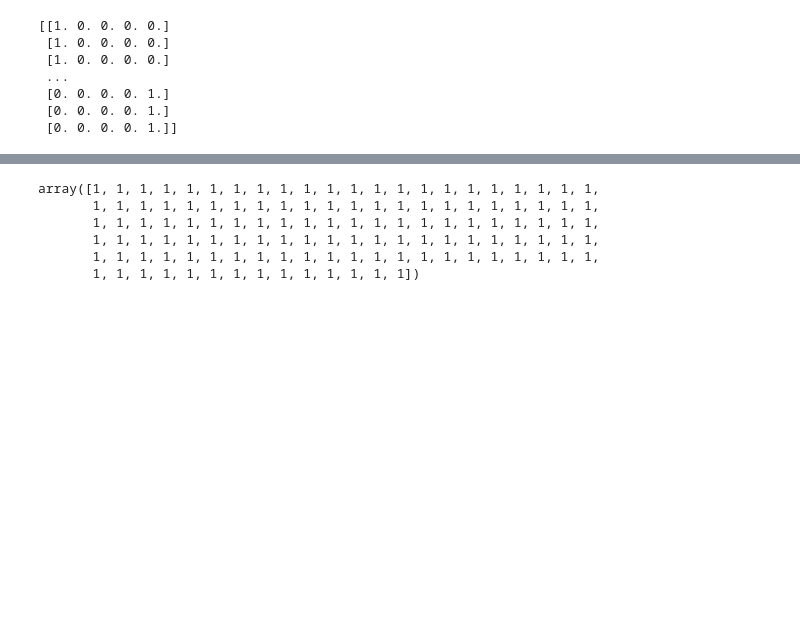
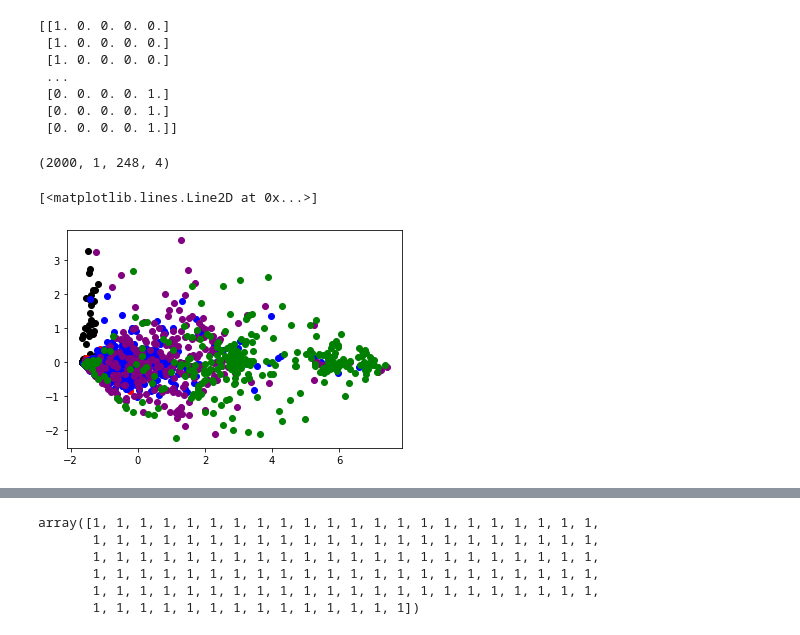
Before and after one commit to ShawnKS/Transportation-Mode-Identification-with-UnsupervisedLearning, a Jupyter notebook: AE_feature_engineering/Untitled.ipynb, the cells around one changed output, grey strips where cells are left out. Cells and saved outputs as stored; diff of their text form; code cells hidden in the pictures; blank space fills up the shorter version.

```diff
--- a/AE_feature_engineering/Untitled.ipynb
+++ b/AE_feature_engineering/Untitled.ipynb
@@ -84,0 +97,23 @@ print(Train_Y)
+# %%
+filename = '/home/sxz/data/geolife_Data/My_data_for_DL_kfold_dataset_RL.pickle'
+with open(filename, 'rb') as f:
+    kfold_dataset, X_unlabeled = pickle.load(f)
+fold = kfold_dataset[0]
+data_origin = fold[0]
+data_origin = data_origin[random_sample]
+print(np.shape(data_origin))
+# %% [output]
+(2000, 1, 248, 4)
+# %%
+data_origin = data_origin.reshape(len(data_origin),len(data_origin[0][0])*len(data_origin[0][0][0]))
+# print(len(encode_data[0][0]))
+origin_pca = pca.fit_transform(data_origin)
+# %%
+plt.plot(origin_pca[encode_label==0,0],origin_pca[encode_label==0,1],'o',color='black')
+plt.plot(origin_pca[encode_label==1,0],origin_pca[encode_label==1,1],'o',color='red')
+plt.plot(origin_pca[encode_label==2,0],origin_pca[encode_label==2,1],'o',color='blue')
+plt.plot(origin_pca[encode_label==3,0],origin_pca[encode_label==3,1],'o',color='purple')
+plt.plot(origin_pca[encode_label==4,0],origin_pca[encode_label==4,1],'o',color='green')
+# %% [output]
+[<matplotlib.lines.Line2D at 0x...>]
+[figure, added]
```
Also changed, not shown: parts of 17 cells of this notebook, 8 other files.
